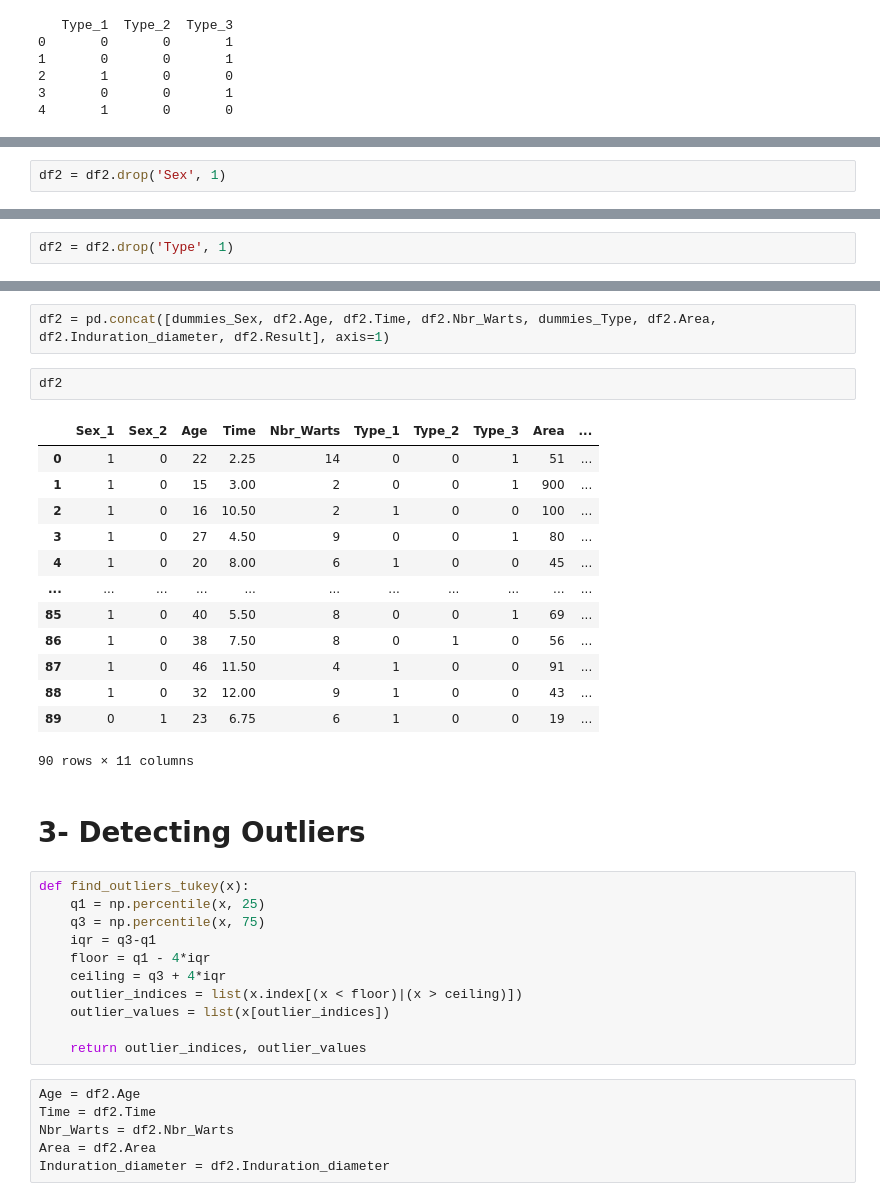
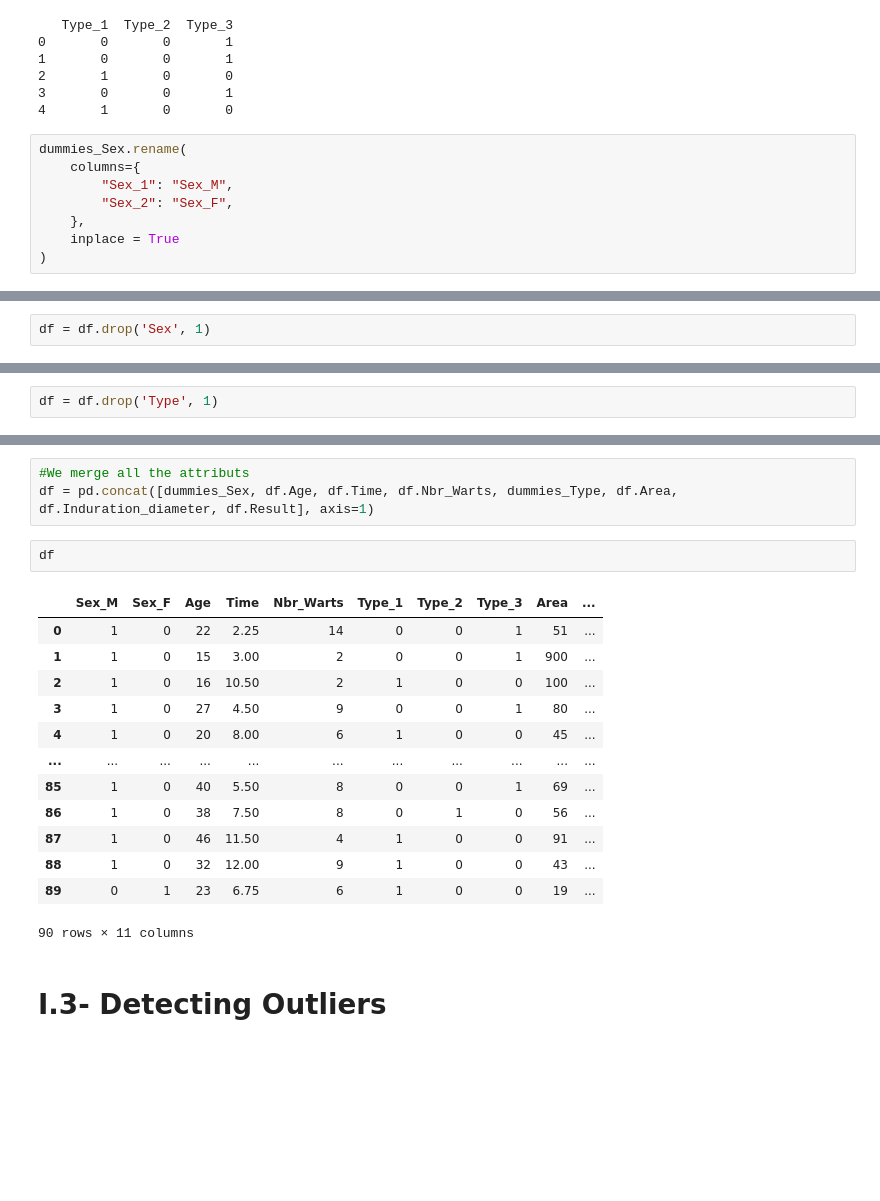
Before and after one commit to DunkMasterMehdi/Projet_ML, a Jupyter notebook: Classification/Classification.ipynb, the cells around one changed output, grey strips where cells are left out. Cells and saved outputs as stored; diff of their text form; blank space fills up the shorter version.

```diff
--- a/Classification/Classification.ipynb
+++ b/Classification/Classification.ipynb
@@ -101,6 +101,14 @@ print(dummies_Type.head(5))
 2       1       0       0
 3       0       0       1
 4       1       0       0
+# %%
+dummies_Sex.rename(
+    columns={
+        "Sex_1": "Sex_M",
+        "Sex_2": "Sex_F",
+    },
+    inplace = True
+)
 # %%
 print(dummies_Sex.head(5))
 # %% [output]
@@ -111,5 +119,5 @@ print(dummies_Sex.head(5))
 3      1      0
 4      1      0
 # %%
-df2 = df2.drop('Sex', 1)
+df = df.drop('Sex', 1)
 # %%
@@ -122,5 +130,5 @@ df2.head(5)
 | 3 | 27 | 4.50 | 9 | 3 | 80 | 30 | 1 |
 | 4 | 20 | 8.00 | 6 | 1 | 45 | 8 | 1 |
 # %%
-df2 = df2.drop('Type', 1)
+df = df.drop('Type', 1)
 # %%
@@ -133,39 +141,23 @@ df2.head(5)
 | 3 | 27 | 4.50 | 9 | 80 | 30 | 1 |
 | 4 | 20 | 8.00 | 6 | 45 | 8 | 1 |
 # %%
-df2 = pd.concat([dummies_Sex, df2.Age, df2.Time, df2.Nbr_Warts, dummies_Type, df2.Area, df2.Induration_diameter, df2.Result], axis=1)
+#We merge all the attributs
+df = pd.concat([dummies_Sex, df.Age, df.Time, df.Nbr_Warts, dummies_Type, df.Area, df.Induration_diameter, df.Result], axis=1)
-# %%
-df2
-# %% [output]
-|  | Sex_1 | Sex_2 | Age | Time | Nbr_Warts | Type_1 | Type_2 | Type_3 | Area | ... |
-| 0 | 1 | 0 | 22 | 2.25 | 14 | 0 | 0 | 1 | 51 | ... |
-| 1 | 1 | 0 | 15 | 3.00 | 2 | 0 | 0 | 1 | 900 | ... |
-| 2 | 1 | 0 | 16 | 10.50 | 2 | 1 | 0 | 0 | 100 | ... |
-| 3 | 1 | 0 | 27 | 4.50 | 9 | 0 | 0 | 1 | 80 | ... |
-| 4 | 1 | 0 | 20 | 8.00 | 6 | 1 | 0 | 0 | 45 | ... |
-| ... | ... | ... | ... | ... | ... | ... | ... | ... | ... | ... |
-| 85 | 1 | 0 | 40 | 5.50 | 8 | 0 | 0 | 1 | 69 | ... |
-| 86 | 1 | 0 | 38 | 7.50 | 8 | 0 | 1 | 0 | 56 | ... |
-| 87 | 1 | 0 | 46 | 11.50 | 4 | 1 | 0 | 0 | 91 | ... |
-| 88 | 1 | 0 | 32 | 12.00 | 9 | 1 | 0 | 0 | 43 | ... |
-| 89 | 0 | 1 | 23 | 6.75 | 6 | 1 | 0 | 0 | 19 | ... |
-90 rows × 11 columns
+# %%
+df
+# %% [output]
+|  | Sex_M | Sex_F | Age | Time | Nbr_Warts | Type_1 | Type_2 | Type_3 | Area | ... |
+| 0 | 1 | 0 | 22 | 2.25 | 14 | 0 | 0 | 1 | 51 | ... |
+| 1 | 1 | 0 | 15 | 3.00 | 2 | 0 | 0 | 1 | 900 | ... |
+| 2 | 1 | 0 | 16 | 10.50 | 2 | 1 | 0 | 0 | 100 | ... |
+| 3 | 1 | 0 | 27 | 4.50 | 9 | 0 | 0 | 1 | 80 | ... |
+| 4 | 1 | 0 | 20 | 8.00 | 6 | 1 | 0 | 0 | 45 | ... |
+| ... | ... | ... | ... | ... | ... | ... | ... | ... | ... | ... |
+| 85 | 1 | 0 | 40 | 5.50 | 8 | 0 | 0 | 1 | 69 | ... |
+| 86 | 1 | 0 | 38 | 7.50 | 8 | 0 | 1 | 0 | 56 | ... |
+| 87 | 1 | 0 | 46 | 11.50 | 4 | 1 | 0 | 0 | 91 | ... |
+| 88 | 1 | 0 | 32 | 12.00 | 9 | 1 | 0 | 0 | 43 | ... |
+| 89 | 0 | 1 | 23 | 6.75 | 6 | 1 | 0 | 0 | 19 | ... |
+90 rows × 11 columns
 # %% [markdown]
-# 3- Detecting Outliers
+# I.3- Detecting Outliers
-# %%
-def find_outliers_tukey(x):
-	q1 = np.percentile(x, 25)
-	q3 = np.percentile(x, 75)
-	iqr = q3-q1
-	floor = q1 - 4*iqr
-	ceiling = q3 + 4*iqr
-	outlier_indices = list(x.index[(x < floor)|(x > ceiling)])
-	outlier_values = list(x[outlier_indices])
-
-	return outlier_indices, outlier_values
-# %%
-Age = df2.Age
-Time = df2.Time
-Nbr_Warts = df2.Nbr_Warts
-Area = df2.Area
-Induration_diameter = df2.Induration_diameter
```
Also changed, not shown: parts of 28 cells of this notebook.
